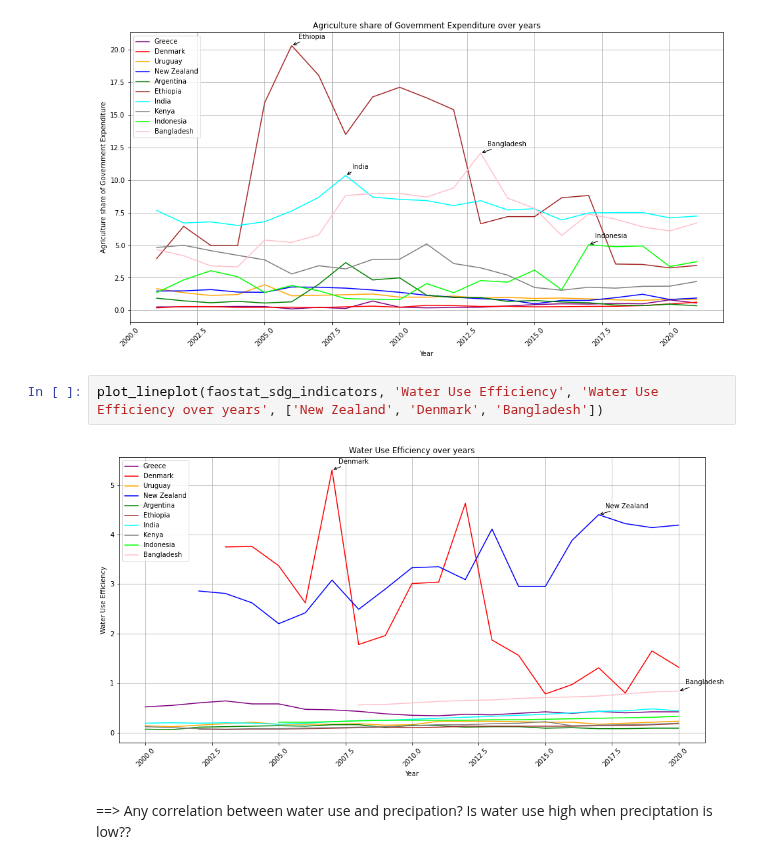
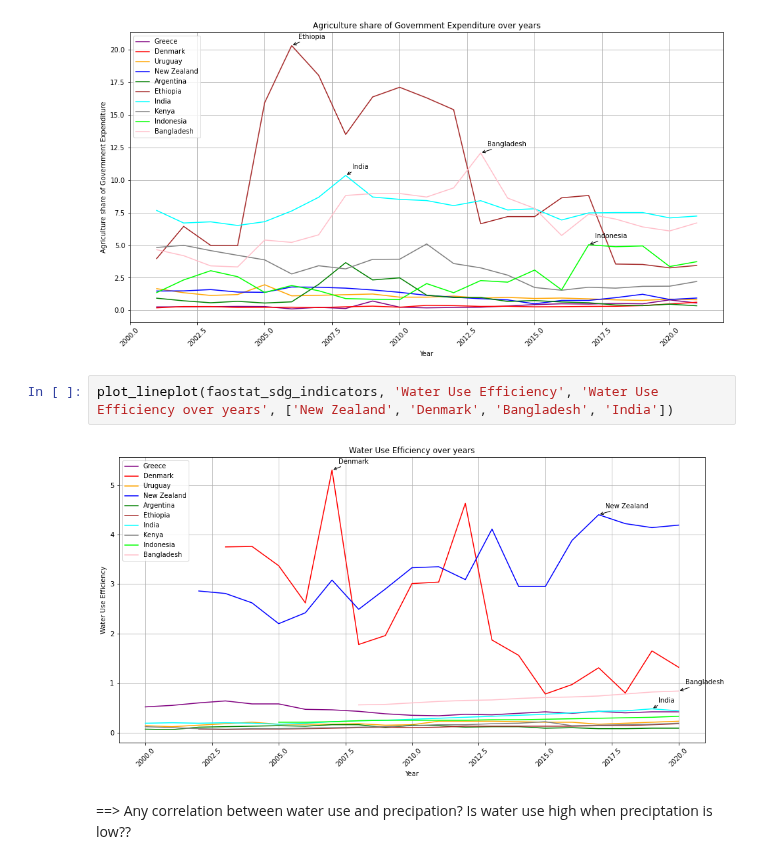
Before and after one commit to saumyasucharita/Agriculture-Data-Analysis, a Jupyter notebook: Exploratory Agriculture Data Analysis-FAOSTAT.ipynb, the cells around one changed output. Saved outputs shown, nothing was run; the diff lists cells and outputs as text.

```diff
--- a/Exploratory Agriculture Data Analysis-FAOSTAT.ipynb
+++ b/Exploratory Agriculture Data Analysis-FAOSTAT.ipynb
@@ -391,8 +413,8 @@ plot_lineplot(faostat_sdg_indicators, 'Agriculture share of Government Expenditu
 # %% [output]
 [figure]
 # %%
-plot_lineplot(faostat_sdg_indicators, 'Water Use Efficiency', 'Water Use Efficiency over years', ['New Zealand', 'Denmark', 'Bangladesh'])
+plot_lineplot(faostat_sdg_indicators, 'Water Use Efficiency', 'Water Use Efficiency over years', ['New Zealand', 'Denmark', 'Bangladesh', 'India'])
 # %% [output]
-[figure, old version]
+[figure, new version]
 # %% [markdown]
 ==> Any correlation between water use and precipation?  Is water use high when preciptation is low??
```
Also changed, not shown: parts of 39 cells of this notebook, 7 other files.
